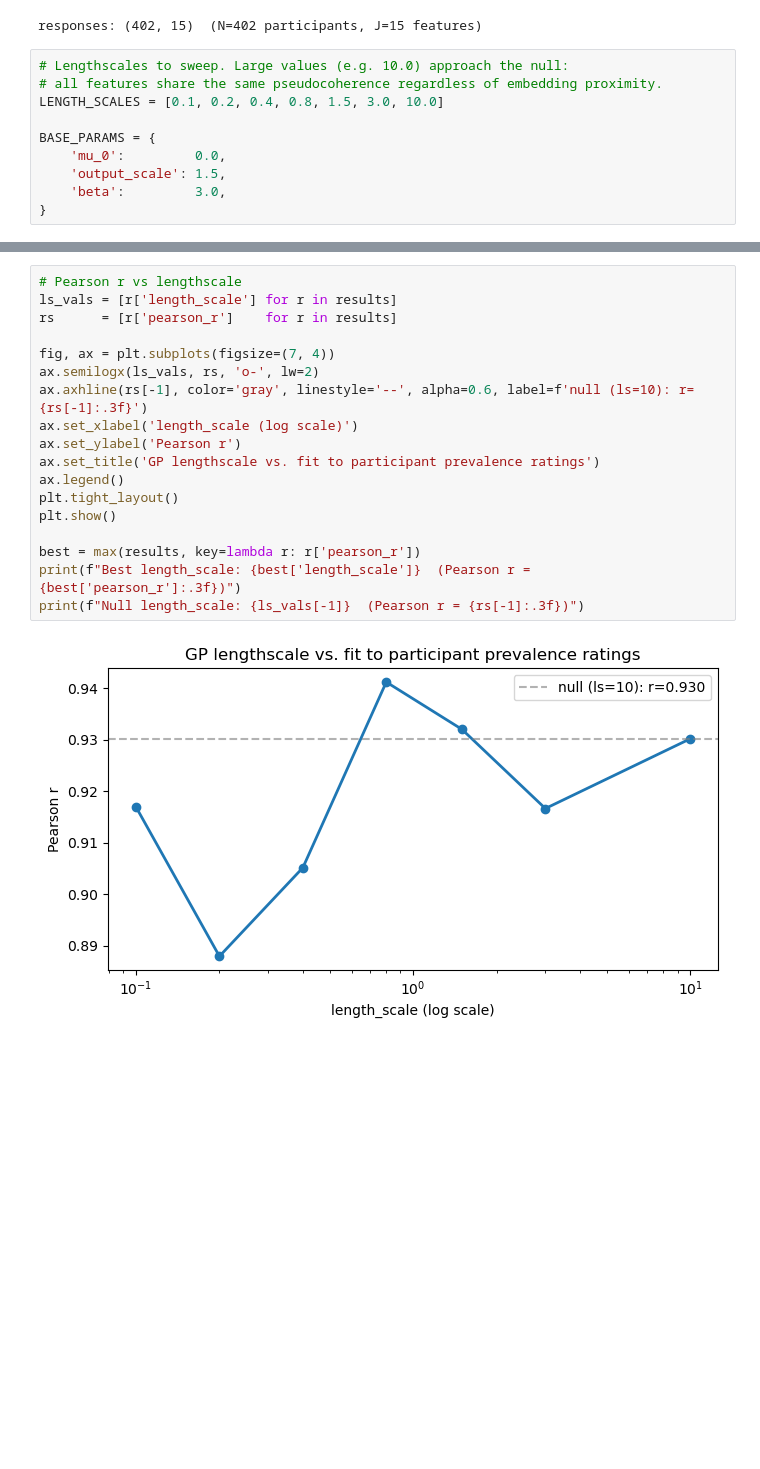
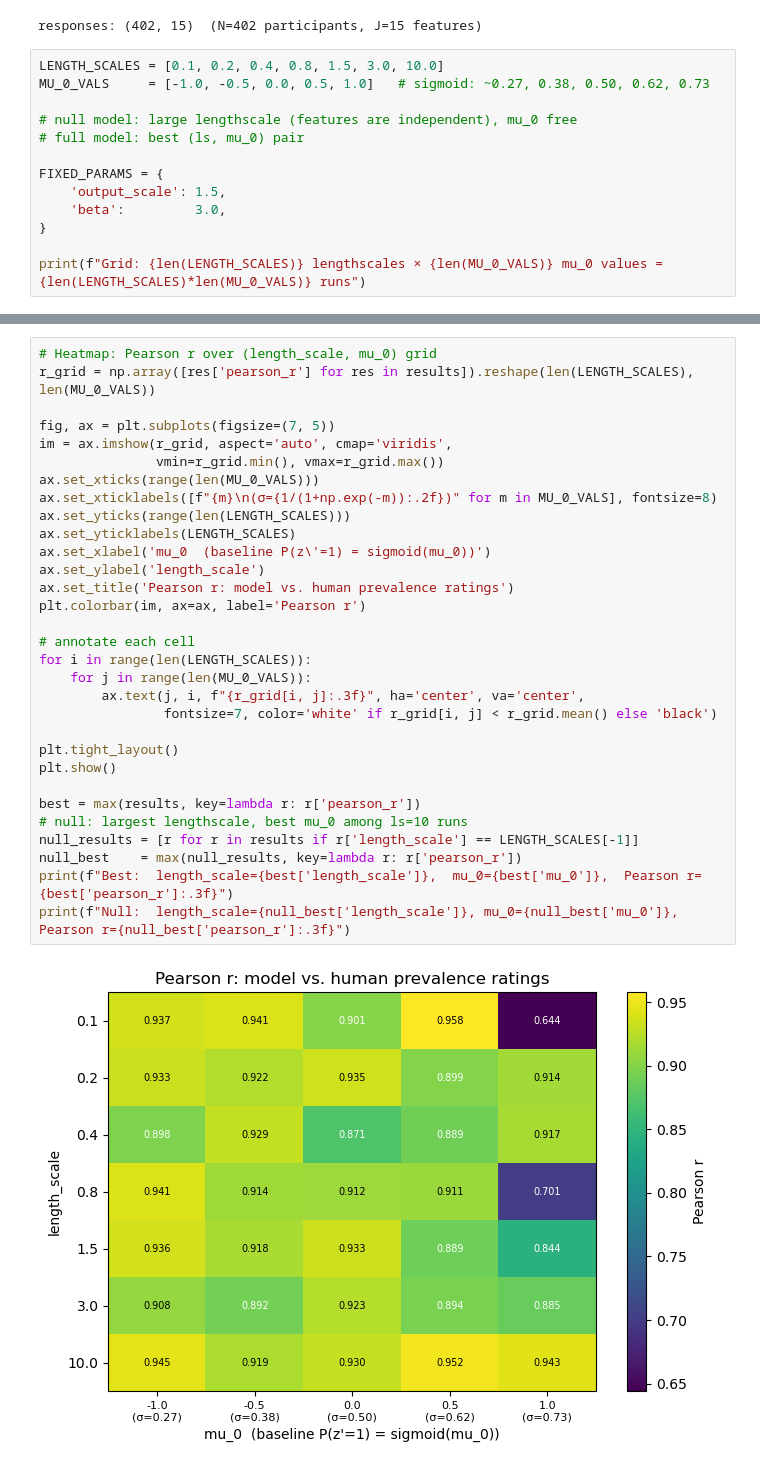
Before and after one commit to mariannazhang/compgenerics, a Jupyter notebook: model/per-feature-prevalence/model-study9-param.ipynb, the cells around one changed output, grey strips where cells are left out. Saved outputs shown, nothing was run; the diff lists cells and outputs as text; blank space fills up the shorter version.

Commit message:
grid search with some prior means

```diff
--- a/model/per-feature-prevalence/model-study9-param.ipynb
+++ b/model/per-feature-prevalence/model-study9-param.ipynb
@@ -91,12 +91,15 @@ empirical_mean = np.array(responses.mean(axis=0))  # (J,)
 # %% [output]
 responses: (402, 15)  (N=402 participants, J=15 features)
 # %%
-# Lengthscales to sweep. Large values (e.g. 10.0) approach the null:
-# all features share the same pseudocoherence regardless of embedding proximity.
 LENGTH_SCALES = [0.1, 0.2, 0.4, 0.8, 1.5, 3.0, 10.0]
+MU_0_VALS     = [-1.0, -0.5, 0.0, 0.5, 1.0]   # sigmoid: ~0.27, 0.38, 0.50, 0.62, 0.73
 
-BASE_PARAMS = {
-    'mu_0':         0.0,
+# null model: large lengthscale (features are independent), mu_0 free
+# full model: best (ls, mu_0) pair
+
+FIXED_PARAMS = {
     'output_scale': 1.5,
     'beta':         3.0,
 }
+
+print(f"Grid: {len(LENGTH_SCALES)} lengthscales × {len(MU_0_VALS)} mu_0 values = {len(LENGTH_SCALES)*len(MU_0_VALS)} runs")
@@ -199,20 +224,33 @@ Grid search complete.
 # %%
-# Pearson r vs lengthscale
-ls_vals = [r['length_scale'] for r in results]
-rs      = [r['pearson_r']    for r in results]
+# Heatmap: Pearson r over (length_scale, mu_0) grid
+r_grid = np.array([res['pearson_r'] for res in results]).reshape(len(LENGTH_SCALES), len(MU_0_VALS))
 
-fig, ax = plt.subplots(figsize=(7, 4))
-ax.semilogx(ls_vals, rs, 'o-', lw=2)
-ax.axhline(rs[-1], color='gray', linestyle='--', alpha=0.6, label=f'null (ls=10): r={rs[-1]:.3f}')
-ax.set_xlabel('length_scale (log scale)')
-ax.set_ylabel('Pearson r')
-ax.set_title('GP lengthscale vs. fit to participant prevalence ratings')
-ax.legend()
+fig, ax = plt.subplots(figsize=(7, 5))
+im = ax.imshow(r_grid, aspect='auto', cmap='viridis',
+               vmin=r_grid.min(), vmax=r_grid.max())
+ax.set_xticks(range(len(MU_0_VALS)))
+ax.set_xticklabels([f"{m}\n(σ={1/(1+np.exp(-m)):.2f})" for m in MU_0_VALS], fontsize=8)
+ax.set_yticks(range(len(LENGTH_SCALES)))
+ax.set_yticklabels(LENGTH_SCALES)
+ax.set_xlabel('mu_0  (baseline P(z\'=1) = sigmoid(mu_0))')
+ax.set_ylabel('length_scale')
+ax.set_title('Pearson r: model vs. human prevalence ratings')
+plt.colorbar(im, ax=ax, label='Pearson r')
+
+# annotate each cell
+for i in range(len(LENGTH_SCALES)):
+    for j in range(len(MU_0_VALS)):
+        ax.text(j, i, f"{r_grid[i, j]:.3f}", ha='center', va='center',
+                fontsize=7, color='white' if r_grid[i, j] < r_grid.mean() else 'black')
+
 plt.tight_layout()
 plt.show()
 
 best = max(results, key=lambda r: r['pearson_r'])
-print(f"Best length_scale: {best['length_scale']}  (Pearson r = {best['pearson_r']:.3f})")
-print(f"Null length_scale: {ls_vals[-1]}  (Pearson r = {rs[-1]:.3f})")
+# null: largest lengthscale, best mu_0 among ls=10 runs
+null_results = [r for r in results if r['length_scale'] == LENGTH_SCALES[-1]]
+null_best    = max(null_results, key=lambda r: r['pearson_r'])
+print(f"Best:  length_scale={best['length_scale']},  mu_0={best['mu_0']},  Pearson r={best['pearson_r']:.3f}")
+print(f"Null:  length_scale={null_best['length_scale']}, mu_0={null_best['mu_0']}, Pearson r={null_best['pearson_r']:.3f}")
 # %% [output]
-[figure, old version]
+[figure, new version]
```
Also changed, not shown: parts of 6 cells of this notebook.
